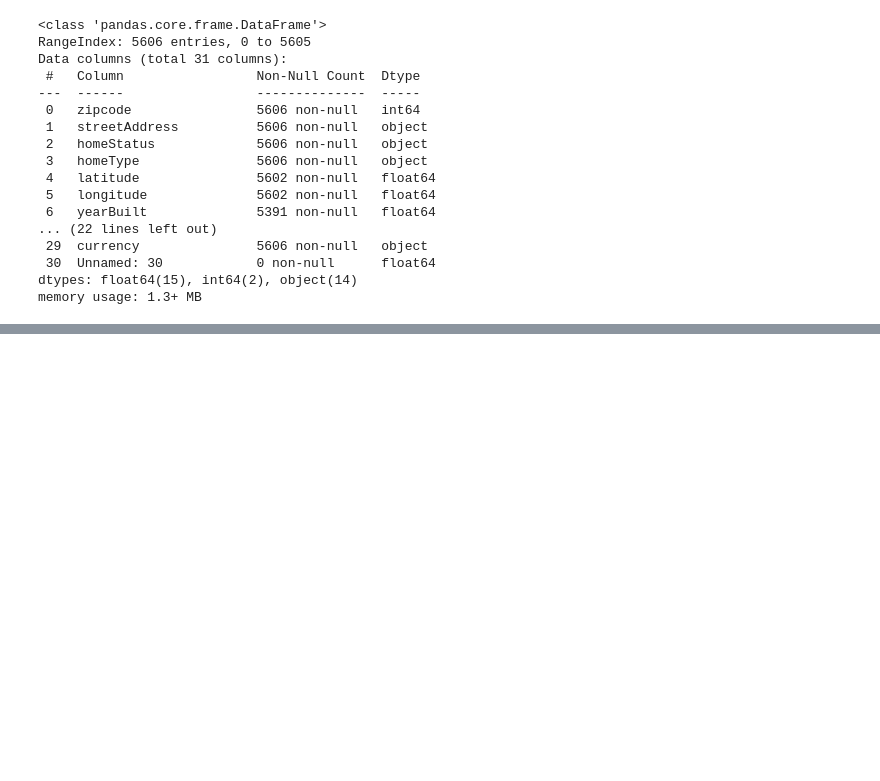
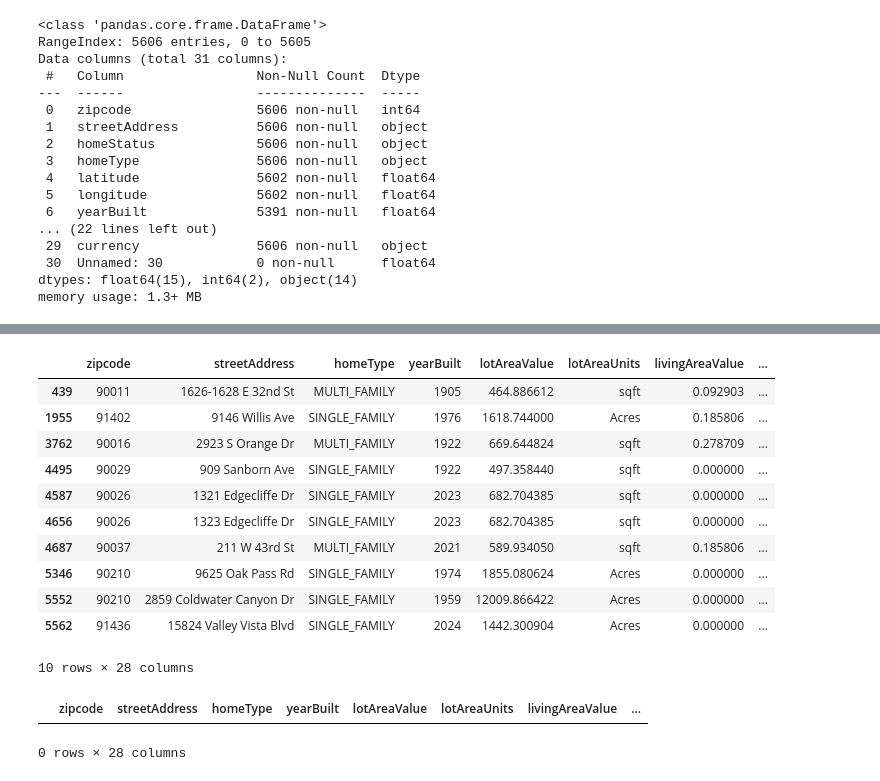
Before and after one commit to MAmin-y/House-price-analysis-and-prediction-LA-2024, a Jupyter notebook: analysis.ipynb, the cells around one changed output, grey strips where cells are left out. Drawn from its saved outputs; the diff is of its cells as text; code cells hidden in the pictures; blank space fills up the shorter version.

```diff
--- a/analysis.ipynb
+++ b/analysis.ipynb
@@ -34,0 +279,15 @@ memory usage: 1.3+ MB
+# %%
+df[(df["livingAreaValue"] < 1)]
+# %% [output]
+|  | zipcode | streetAddress | homeType | yearBuilt | lotAreaValue | lotAreaUnits | livingAreaValue | ... |
+| 439 | 90011 | 1626-1628 E 32nd St | MULTI_FAMILY | 1905 | 464.886612 | sqft | 0.092903 | ... |
+| 1955 | 91402 | 9146 Willis Ave | SINGLE_FAMILY | 1976 | 1618.744000 | Acres | 0.185806 | ... |
+| 3762 | 90016 | 2923 S Orange Dr | MULTI_FAMILY | 1922 | 669.644824 | sqft | 0.278709 | ... |
+| 4495 | 90029 | 909 Sanborn Ave | SINGLE_FAMILY | 1922 | 497.358440 | sqft | 0.000000 | ... |
+| 4587 | 90026 | 1321 Edgecliffe Dr | SINGLE_FAMILY | 2023 | 682.704385 | sqft | 0.000000 | ... |
+| 4656 | 90026 | 1323 Edgecliffe Dr | SINGLE_FAMILY | 2023 | 682.704385 | sqft | 0.000000 | ... |
+| 4687 | 90037 | 211 W 43rd St | MULTI_FAMILY | 2021 | 589.934050 | sqft | 0.185806 | ... |
+| 5346 | 90210 | 9625 Oak Pass Rd | SINGLE_FAMILY | 1974 | 1855.080624 | Acres | 0.000000 | ... |
+| 5552 | 90210 | 2859 Coldwater Canyon Dr | SINGLE_FAMILY | 1959 | 12009.866422 | Acres | 0.000000 | ... |
+| 5562 | 91436 | 15824 Valley Vista Blvd | SINGLE_FAMILY | 2024 | 1442.300904 | Acres | 0.000000 | ... |
+10 rows × 28 columns
@@ -34,0 +296,5 @@ memory usage: 1.3+ MB
+# %%
+df[df["lotAreaValue"] < 1]
+# %% [output]
+|  | zipcode | streetAddress | homeType | yearBuilt | lotAreaValue | lotAreaUnits | livingAreaValue | ... |
+0 rows × 28 columns
```
Also changed, not shown: parts of 32 cells of this notebook, 1 other file.
